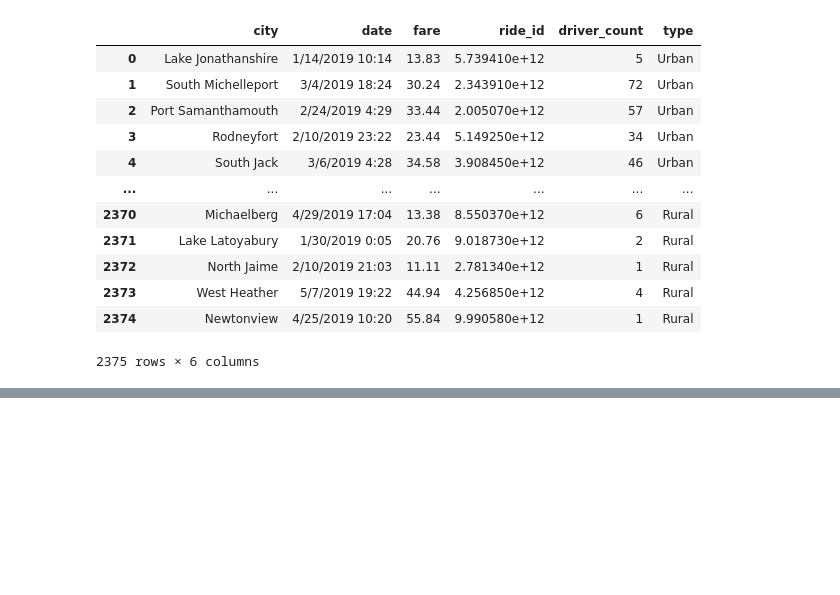
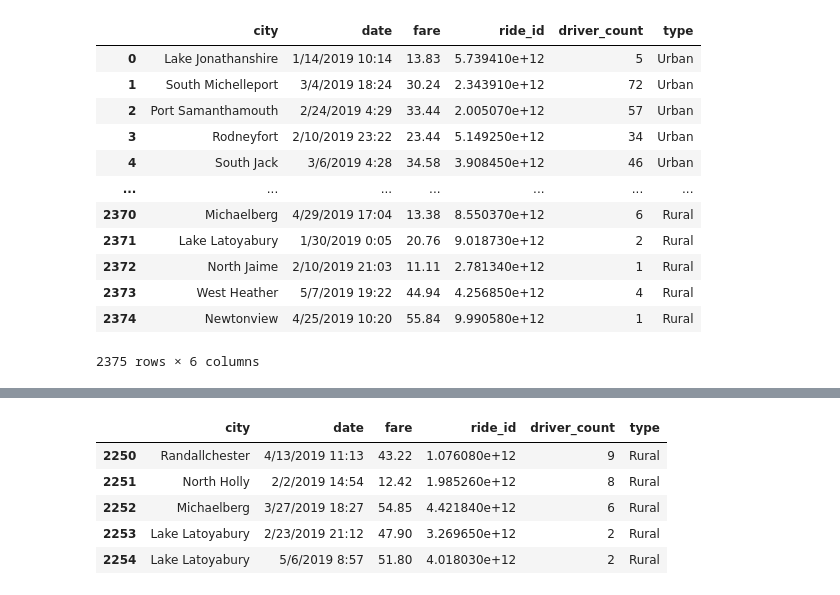
Before and after one commit to Arrock-12/PyBer-Analysis, a Jupyter notebook: Pyber.ipynb, the cells around one changed output, grey strips where cells are left out. Cells and saved outputs as stored; diff of their text form; code cells hidden in the pictures; blank space fills up the shorter version.

```diff
--- a/Pyber.ipynb
+++ b/Pyber.ipynb
@@ -112,0 +135,11 @@ pyber_data_df
+# %%
+# Create a Rural city DF
+rural_cities_df = pyber_data_df[pyber_data_df["type"]=="Rural"]
+rural_cities_df.head()
+# %% [output]
+|  | city | date | fare | ride_id | driver_count | type |
+| 2250 | Randallchester | 4/13/2019 11:13 | 43.22 | 1.076080e+12 | 9 | Rural |
+| 2251 | North Holly | 2/2/2019 14:54 | 12.42 | 1.985260e+12 | 8 | Rural |
+| 2252 | Michaelberg | 3/27/2019 18:27 | 54.85 | 4.421840e+12 | 6 | Rural |
+| 2253 | Lake Latoyabury | 2/23/2019 21:12 | 47.90 | 3.269650e+12 | 2 | Rural |
+| 2254 | Lake Latoyabury | 5/6/2019 8:57 | 51.80 | 4.018030e+12 | 2 | Rural |
```
Also changed, not shown: parts of 10 cells of this notebook, 1 other file.
